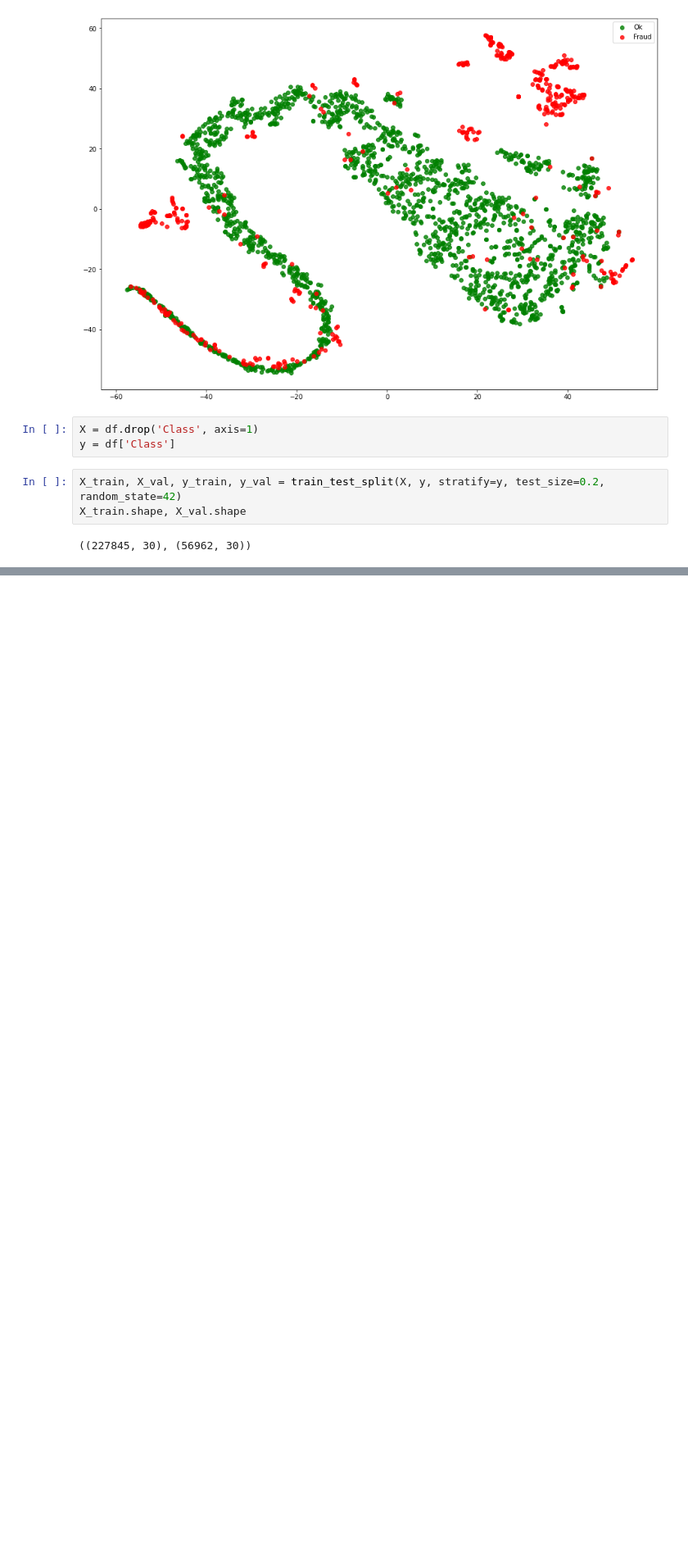
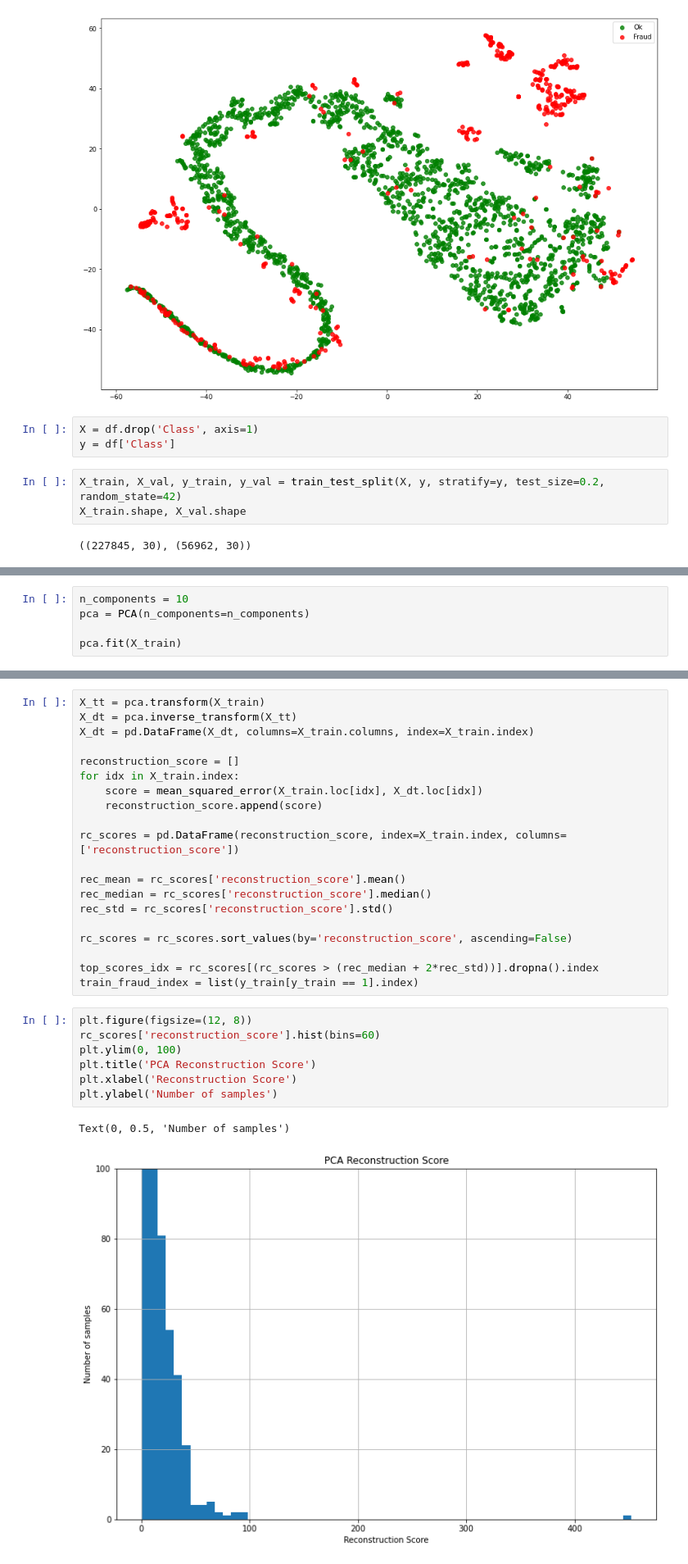
Before and after one commit to aagarwal937/credit-card-fraud-detection, a Jupyter notebook: credit-card-fraud-detection.ipynb, the cells around one changed output, grey strips where cells are left out. Shown at 82% size. Cells and saved outputs as stored; diff of their text form; blank space fills up the shorter version.

```diff
--- a/credit-card-fraud-detection.ipynb
+++ b/credit-card-fraud-detection.ipynb
@@ -206,0 +209,5 @@ print(scores.argmin() + 2)
+# %%
+n_components = 10
+pca = PCA(n_components=n_components)
+
+pca.fit(X_train)
@@ -206,0 +219,30 @@ print(scores.argmin() + 2)
+# %%
+X_tt = pca.transform(X_train)
+X_dt = pca.inverse_transform(X_tt)
+X_dt = pd.DataFrame(X_dt, columns=X_train.columns, index=X_train.index)
+
+reconstruction_score = []
+for idx in X_train.index:
+    score = mean_squared_error(X_train.loc[idx], X_dt.loc[idx])
+    reconstruction_score.append(score)
+
+rc_scores = pd.DataFrame(reconstruction_score, index=X_train.index, columns=['reconstruction_score'])
+
+rec_mean = rc_scores['reconstruction_score'].mean()
+rec_median = rc_scores['reconstruction_score'].median()
+rec_std = rc_scores['reconstruction_score'].std()
+
+rc_scores = rc_scores.sort_values(by='reconstruction_score', ascending=False)
+
+top_scores_idx = rc_scores[(rc_scores > (rec_median + 2*rec_std))].dropna().index
+train_fraud_index = list(y_train[y_train == 1].index)
+# %%
+plt.figure(figsize=(12, 8))
+rc_scores['reconstruction_score'].hist(bins=60)
+plt.ylim(0, 100)
+plt.title('PCA Reconstruction Score')
+plt.xlabel('Reconstruction Score')
+plt.ylabel('Number of samples')
+# %% [output]
+Text(0, 0.5, 'Number of samples')
+[figure, added]
```
Also changed, not shown: parts of 7 cells of this notebook.
